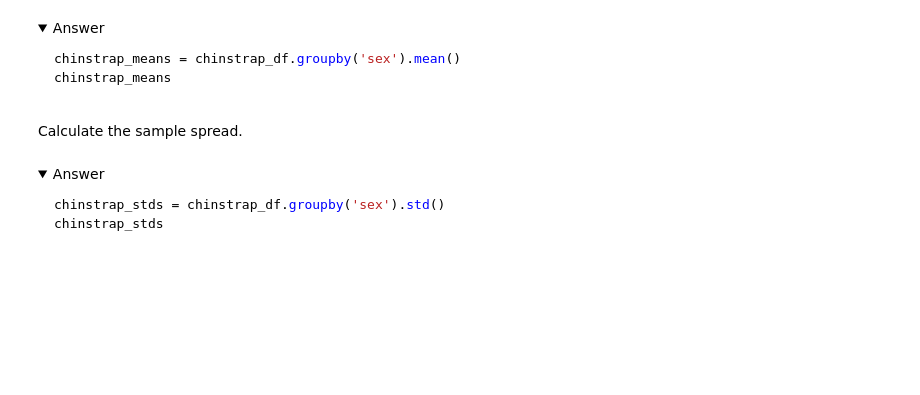
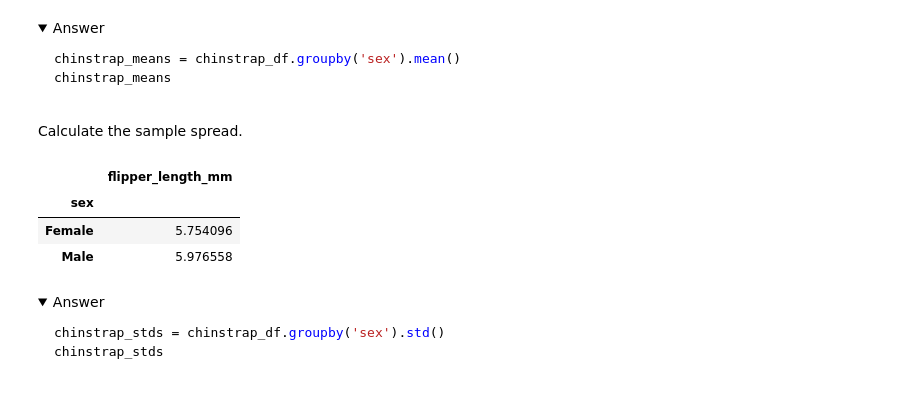
Before and after one commit to jonniebrown/NTL01-DTSC-LIVE-040323, a Jupyter notebook: 2phase/tests_for_multiple_samples.ipynb, the cells around one changed output. Saved outputs shown, nothing was run; the diff lists cells and outputs as text; code cells hidden in the pictures; folded sections open; blank space fills up the shorter version.

```diff
--- a/2phase/tests_for_multiple_samples.ipynb
+++ b/2phase/tests_for_multiple_samples.ipynb
@@ -492,5 +588,7 @@ pg_df.head()
 # %% [markdown]
 Create a DataFrame with the flipper length and sex for only Chinstrap
+# %%
+chinstrap_df = pg_df[pg_df['species'] == 'Chinstrap'].loc[:,['flipper_length_mm', 'sex']]
 # %% [markdown]
 <details>
     <summary>Answer</summary>
@@ -512,6 +612,13 @@ chinstrap_means
 </details>
 # %% [markdown]
 Calculate the sample spread.
+# %%
+chinstrap_df.groupby('sex').std()
+# %% [output]
+|  | flipper_length_mm |
+| sex |  |
+| Female | 5.754096 |
+| Male | 5.976558 |
 # %% [markdown]
 
 <details>
```
Also changed, not shown: parts of 18 cells of this notebook, 4 other files.
